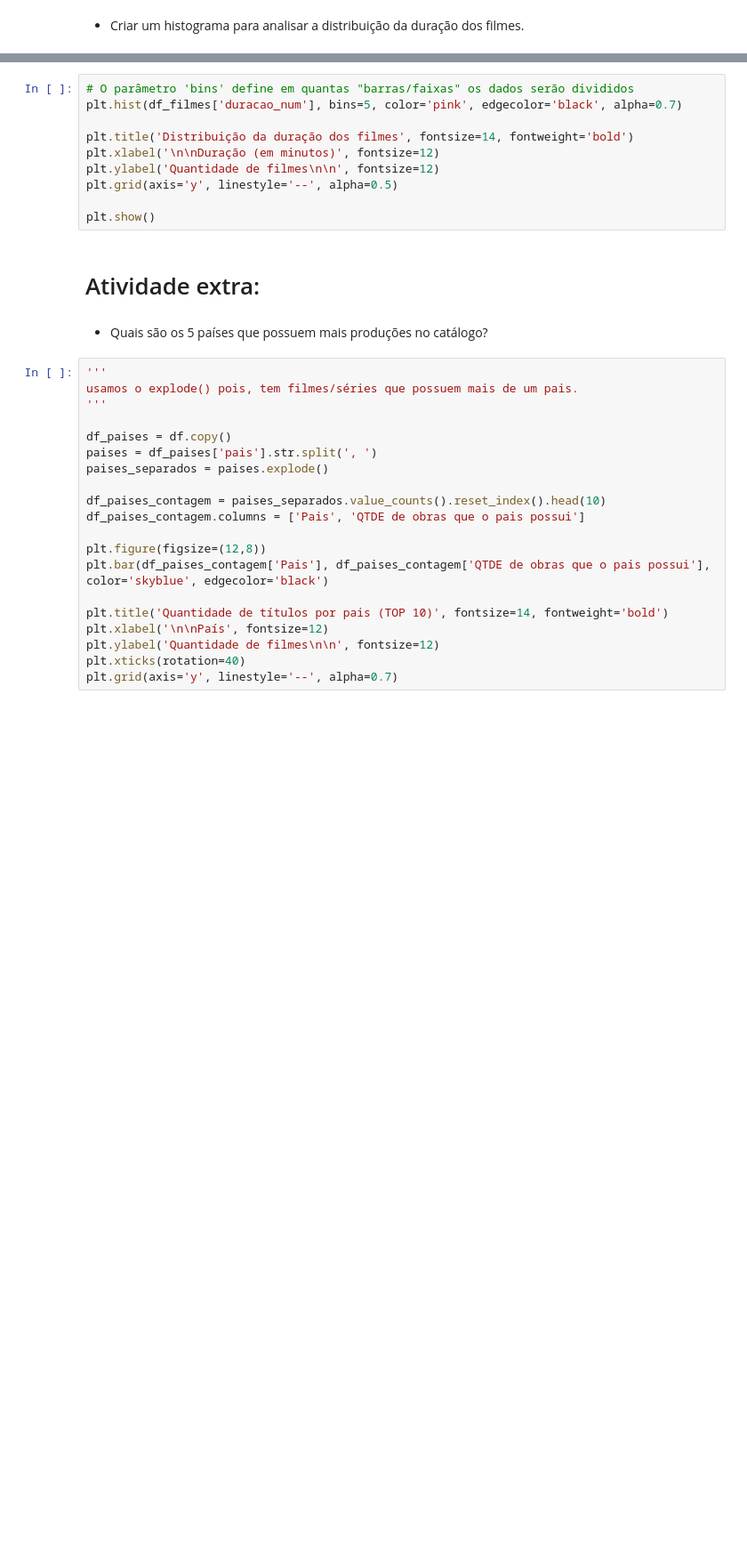
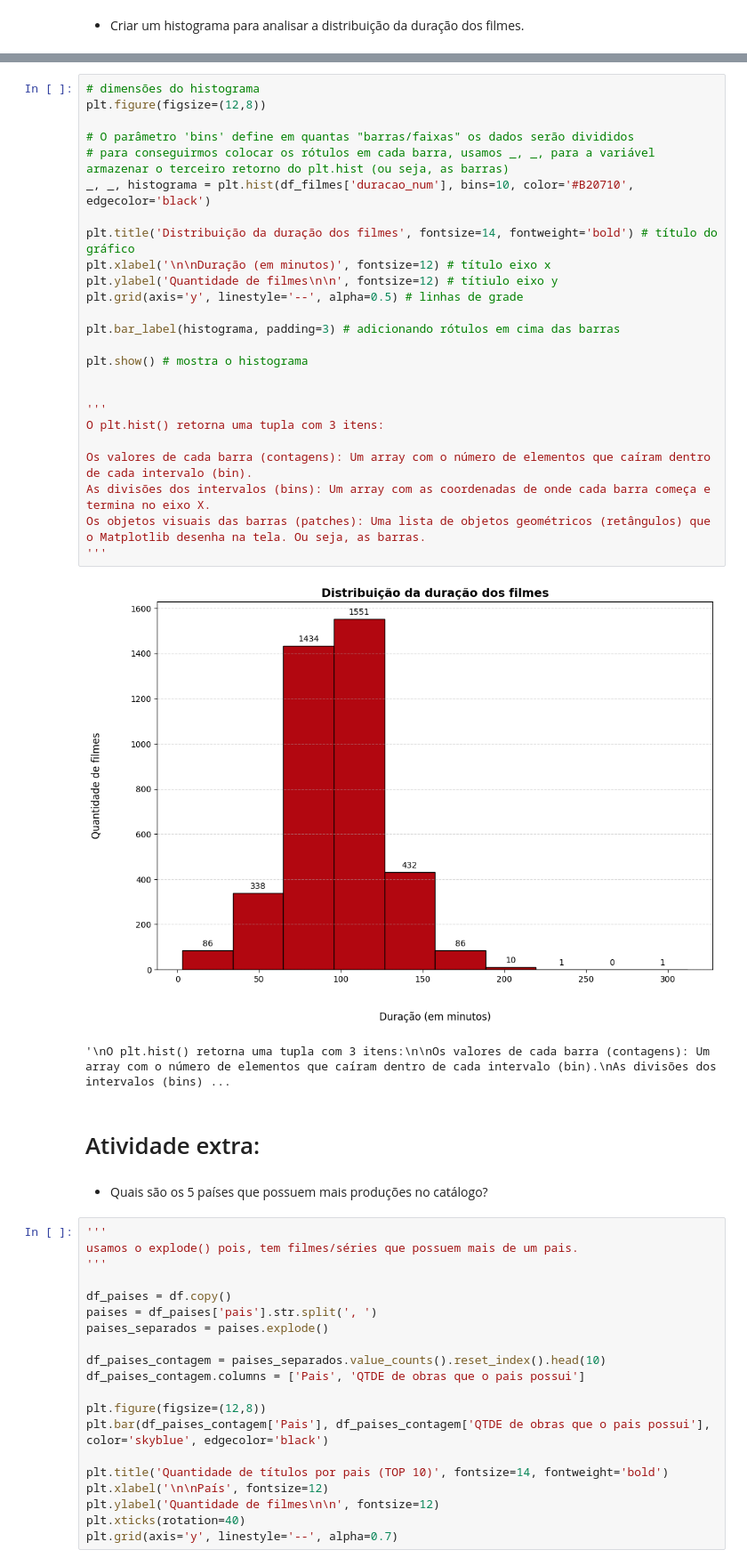
Before and after one commit to i-malur/bootcamp-dados-desafio-python-2, a Jupyter notebook: [MALU_RESPOSTAS]_Challenge_Frequência_e_Medidas.ipynb, the cells around one changed output, grey strips where cells are left out. Shown at 89% size. Drawn from its saved outputs; the diff is of its cells as text; blank space fills up the shorter version.

```diff
--- a/[MALU_RESPOSTAS]_Challenge_Frequência_e_Medidas.ipynb
+++ b/[MALU_RESPOSTAS]_Challenge_Frequência_e_Medidas.ipynb
@@ -348,13 +371,31 @@ filmes.
 # %%
+# dimensões do histograma
+plt.figure(figsize=(12,8))
+
 # O parâmetro 'bins' define em quantas "barras/faixas" os dados serão divididos
-plt.hist(df_filmes['duracao_num'], bins=5, color='pink', edgecolor='black', alpha=0.7)
+# para conseguirmos colocar os rótulos em cada barra, usamos _, _, para a variável armazenar o terceiro retorno do plt.hist (ou seja, as barras)
+_, _, histograma = plt.hist(df_filmes['duracao_num'], bins=10, color='#B20710', edgecolor='black')
 
-plt.title('Distribuição da duração dos filmes', fontsize=14, fontweight='bold')
-plt.xlabel('\n\nDuração (em minutos)', fontsize=12)
-plt.ylabel('Quantidade de filmes\n\n', fontsize=12)
-plt.grid(axis='y', linestyle='--', alpha=0.5)
+plt.title('Distribuição da duração dos filmes', fontsize=14, fontweight='bold') # título do gráfico
+plt.xlabel('\n\nDuração (em minutos)', fontsize=12) # título eixo x
+plt.ylabel('Quantidade de filmes\n\n', fontsize=12) # títiulo eixo y
+plt.grid(axis='y', linestyle='--', alpha=0.5) # linhas de grade
 
-plt.show()
+plt.bar_label(histograma, padding=3) # adicionando rótulos em cima das barras
+
+plt.show() # mostra o histograma
+
+
+'''
+O plt.hist() retorna uma tupla com 3 itens:
+
+Os valores de cada barra (contagens): Um array com o número de elementos que caíram dentro de cada intervalo (bin).
+As divisões dos intervalos (bins): Um array com as coordenadas de onde cada barra começa e termina no eixo X.
+Os objetos visuais das barras (patches): Uma lista de objetos geométricos (retângulos) que o Matplotlib desenha na tela. Ou seja, as barras.
+'''
+# %% [output]
+[figure, added]
+'\nO plt.hist() retorna uma tupla com 3 itens:\n\nOs valores de cada barra (contagens): Um array com o número de elementos que caíram dentro de cada intervalo (bin).\nAs divisões dos intervalos (bins) ...
 # %% [markdown]
 # Atividade extra:
 # %% [markdown]
```
Also changed, not shown: parts of 12 cells of this notebook.
